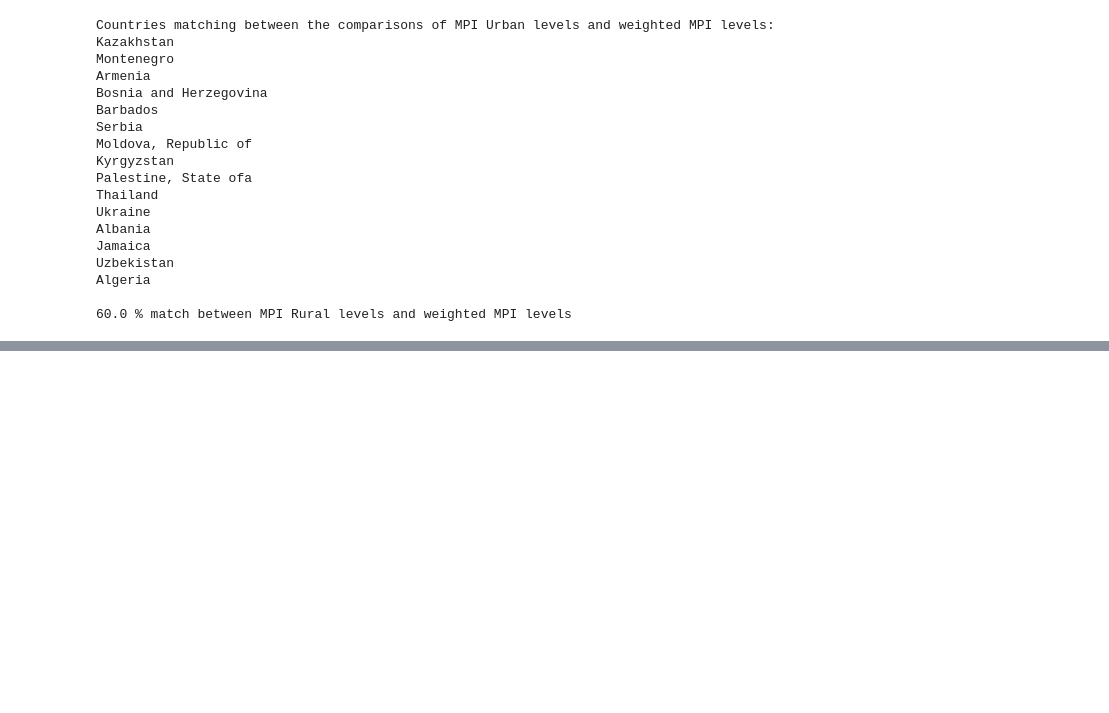
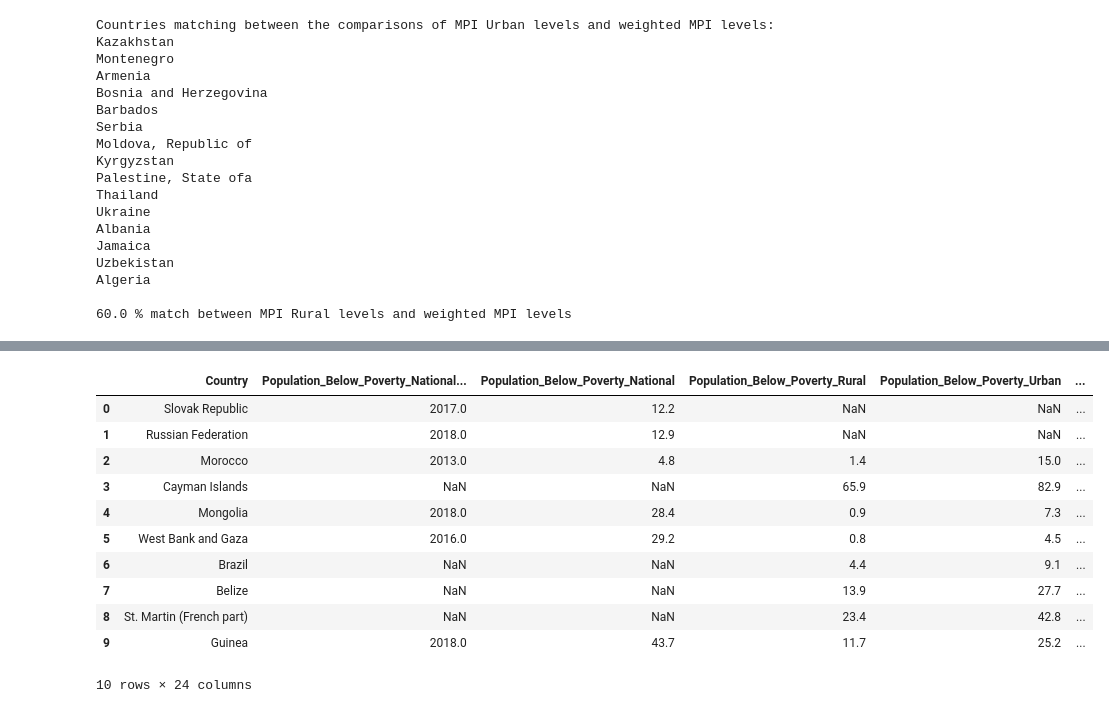
Before and after one commit to sandeepyadav3/2021Fall_finals, a Jupyter notebook: Project Code.ipynb, the cells around one changed output, grey strips where cells are left out. Saved outputs shown, nothing was run; the diff lists cells and outputs as text; code cells hidden in the pictures; blank space fills up the shorter version.

```diff
--- a/Project Code.ipynb
+++ b/Project Code.ipynb
@@ -173,0 +180,19 @@ Algeria
+# %%
+wb_df = world_bank_df
+wb_df['10% Difference'] = wb_df['Income_Highest_10'] - wb_df['Income_Lowest_10']
+wb_df = wb_df.sort_values(by='10% Difference', ascending=False)
+wb_df = wb_df.reset_index(drop=True)
+wb_df.head(10)
+# %% [output]
+|  | Country | Population_Below_Poverty_National... | Population_Below_Poverty_National | Population_Below_Poverty_Rural | Population_Below_Poverty_Urban | ... |
+| 0 | Slovak Republic | 2017.0 | 12.2 | NaN | NaN | ... |
+| 1 | Russian Federation | 2018.0 | 12.9 | NaN | NaN | ... |
+| 2 | Morocco | 2013.0 | 4.8 | 1.4 | 15.0 | ... |
+| 3 | Cayman Islands | NaN | NaN | 65.9 | 82.9 | ... |
+| 4 | Mongolia | 2018.0 | 28.4 | 0.9 | 7.3 | ... |
+| 5 | West Bank and Gaza | 2016.0 | 29.2 | 0.8 | 4.5 | ... |
+| 6 | Brazil | NaN | NaN | 4.4 | 9.1 | ... |
+| 7 | Belize | NaN | NaN | 13.9 | 27.7 | ... |
+| 8 | St. Martin (French part) | NaN | NaN | 23.4 | 42.8 | ... |
+| 9 | Guinea | 2018.0 | 43.7 | 11.7 | 25.2 | ... |
+10 rows × 24 columns
```
Also changed, not shown: parts of 4 cells of this notebook.
